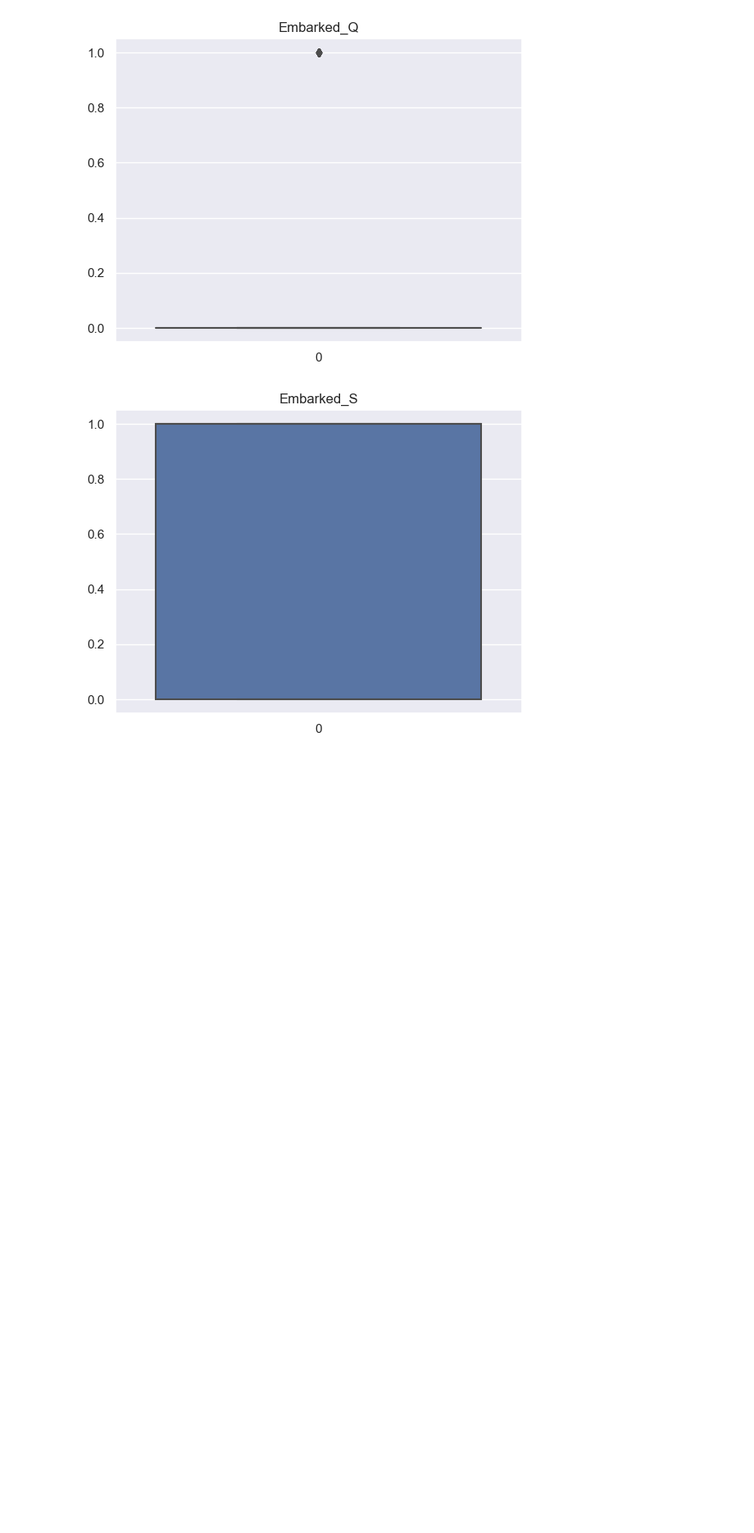
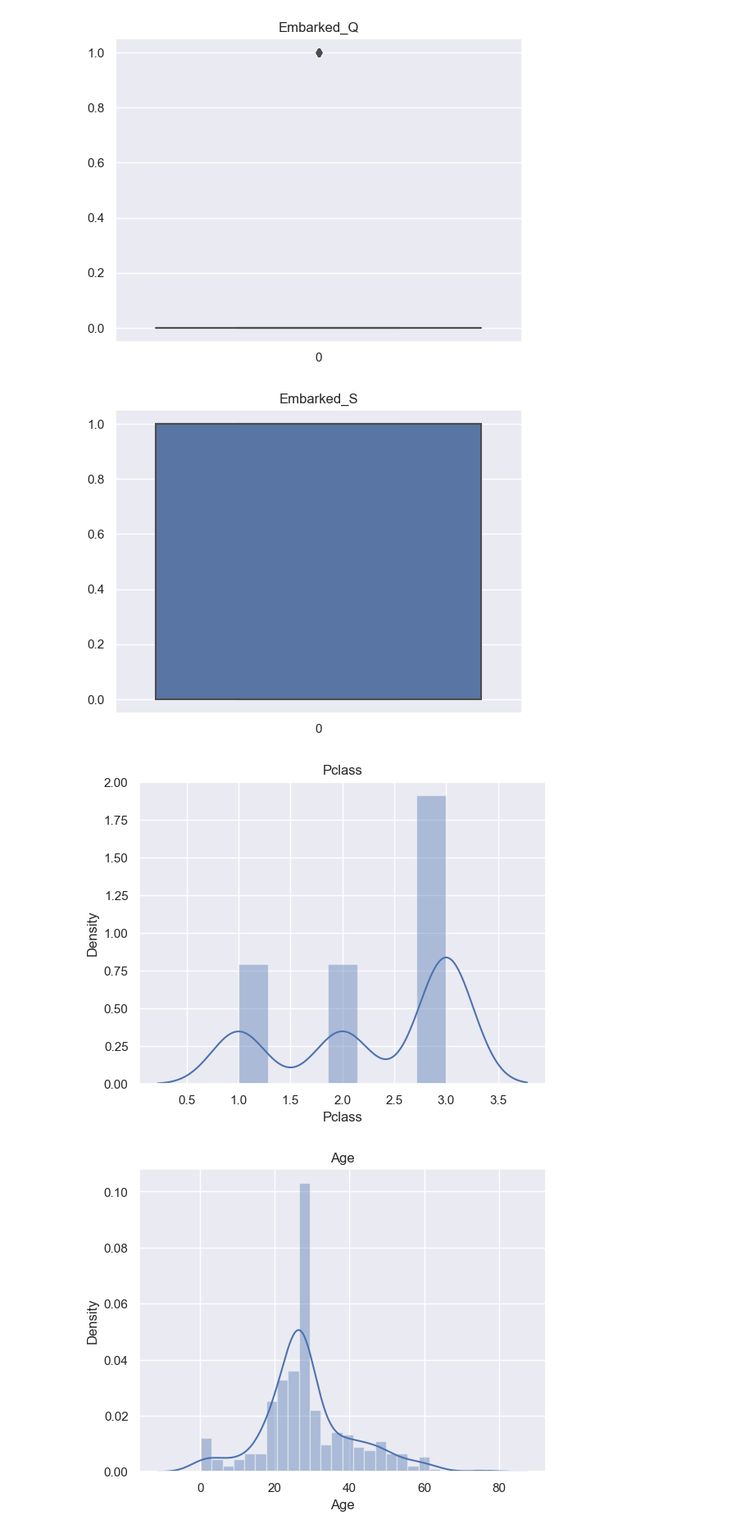
Before and after one commit to younusmohamed77/CodSoft, a Jupyter notebook: 01_Titanic Survival Prediction.ipynb, the cells around one changed output. Shown at 82% size. Saved outputs shown, nothing was run; the diff lists cells and outputs as text; code cells hidden in the pictures; blank space fills up the shorter version.

```diff
--- a/01_Titanic Survival Prediction.ipynb
+++ b/01_Titanic Survival Prediction.ipynb
@@ -2373,3 +2321,16 @@ for i in list(olt_corrt_x_train.columns)[0:]:
 [figure]
 [figure]
 [figure]
+# %%
+# Checking for skeewness
+
+def distplots(col):
+    sns.distplot(olt_corrt_x_train[col])
+    plt.title(col)
+    plt.show()
+
+for i in list(olt_corrt_x_train.columns)[0:]:
+    distplots(i)
+# %% [output]
+[figure, added]
+[figure, added]
```
Also changed, not shown: parts of 49 cells of this notebook.
